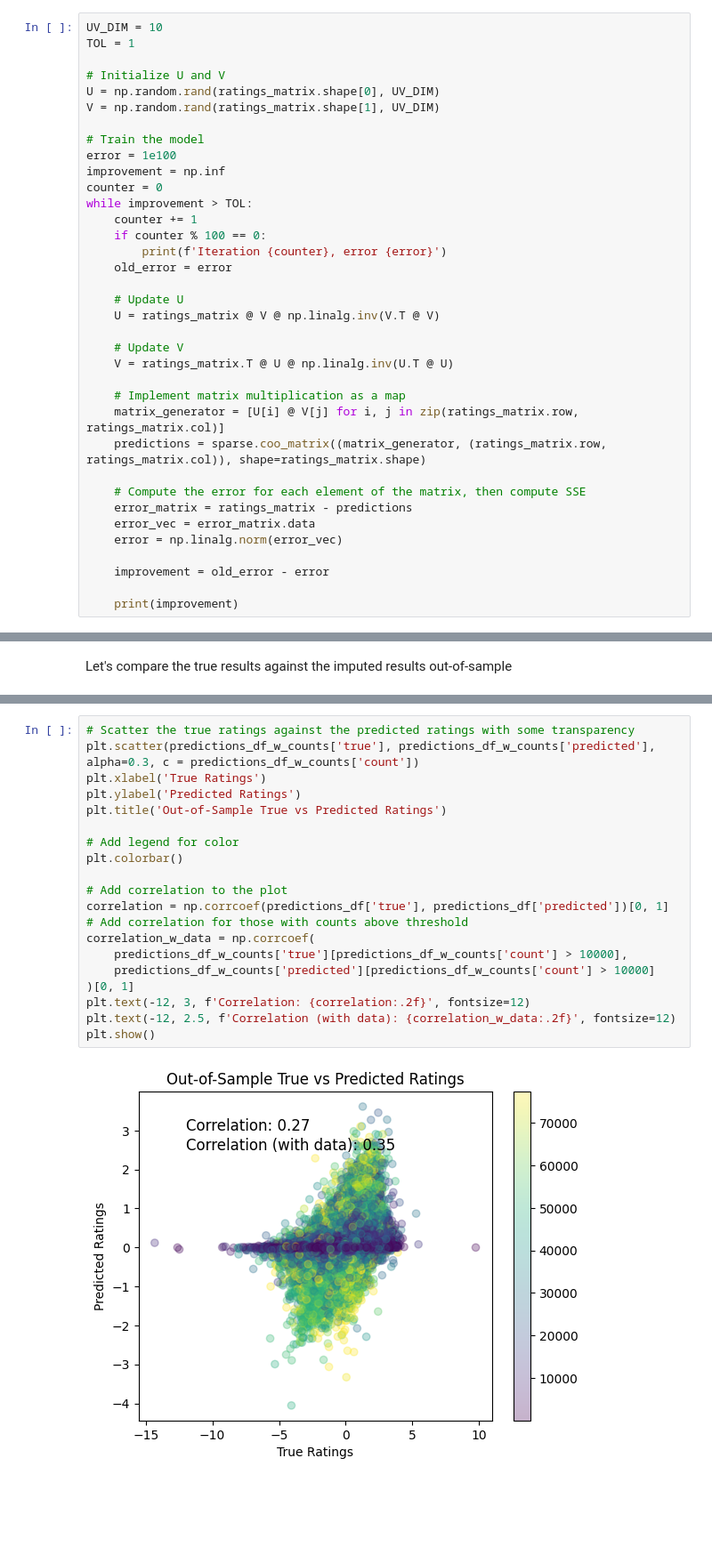
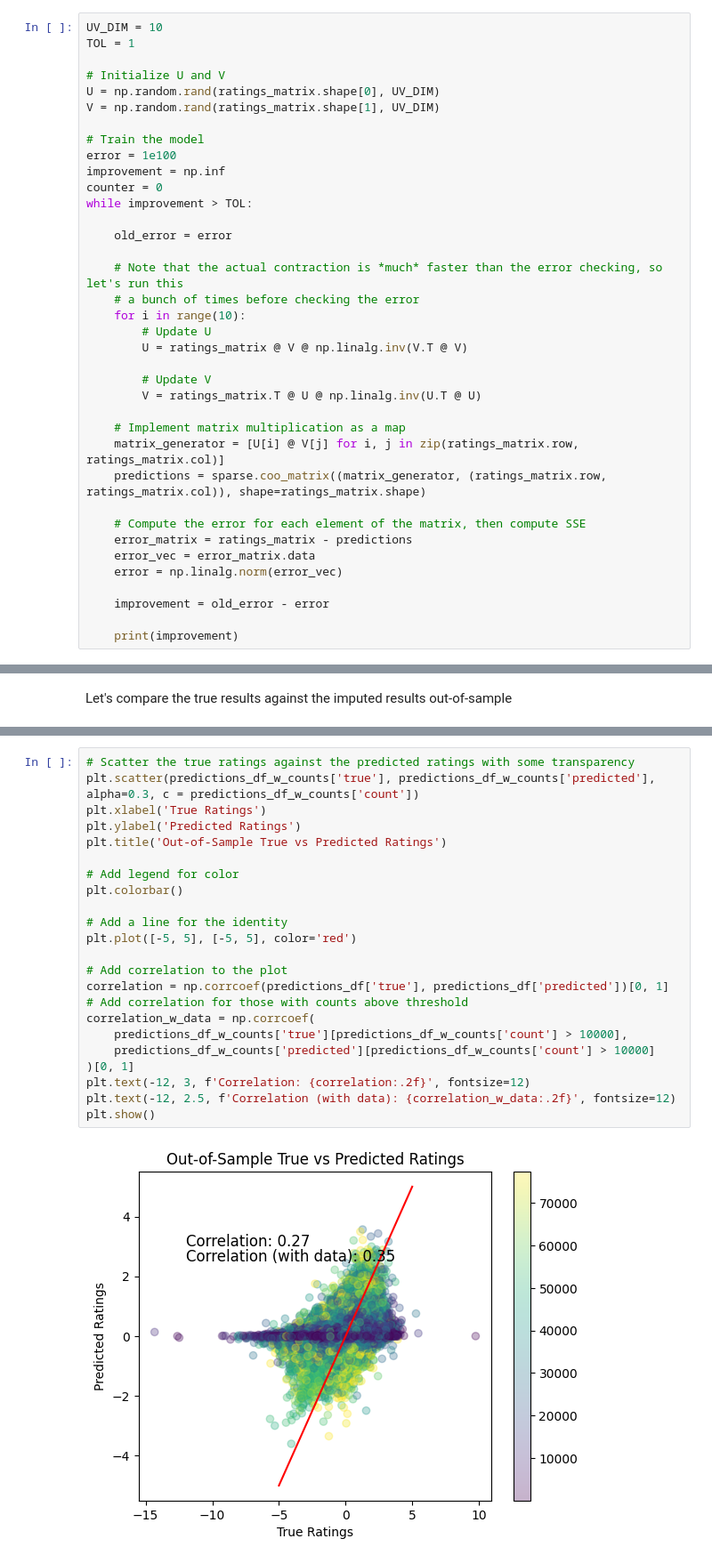
Before and after one commit to gmoore016/Industrial-Organization-III, a Jupyter notebook: movielens/code/compare_ratings.ipynb, the cells around one changed output, grey strips where cells are left out. Shown: that part at 89% size. Drawn from its saved outputs; the diff is of its cells as text; blank space fills up the shorter version.

```diff
--- a/movielens/code/compare_ratings.ipynb
+++ b/movielens/code/compare_ratings.ipynb
@@ -86,16 +89,17 @@ error = 1e100
 improvement = np.inf
 counter = 0
 while improvement > TOL:
-    counter += 1
-    if counter % 100 == 0:
-        print(f'Iteration {counter}, error {error}')
+
     old_error = error
 
-    # Update U
-    U = ratings_matrix @ V @ np.linalg.inv(V.T @ V)
+    # Note that the actual contraction is *much* faster than the error checking, so let's run this
+    # a bunch of times before checking the error
+    for i in range(10):
+        # Update U
+        U = ratings_matrix @ V @ np.linalg.inv(V.T @ V)
 
-    # Update V
-    V = ratings_matrix.T @ U @ np.linalg.inv(U.T @ U)
+        # Update V
+        V = ratings_matrix.T @ U @ np.linalg.inv(U.T @ U)
 
     # Implement matrix multiplication as a map
     matrix_generator = [U[i] @ V[j] for i, j in zip(ratings_matrix.row, ratings_matrix.col)]
@@ -145,22 +147,25 @@ predictions_df_w_counts = predictions_df.merge(movie_counts, left_on='movie_inde
 # %%
 # Scatter the true ratings against the predicted ratings with some transparency
 plt.scatter(predictions_df_w_counts['true'], predictions_df_w_counts['predicted'], alpha=0.3, c = predictions_df_w_counts['count'])
 plt.xlabel('True Ratings')
 plt.ylabel('Predicted Ratings')
 plt.title('Out-of-Sample True vs Predicted Ratings')
 
 # Add legend for color
 plt.colorbar()
+
+# Add a line for the identity
+plt.plot([-5, 5], [-5, 5], color='red')
 
 # Add correlation to the plot
 correlation = np.corrcoef(predictions_df['true'], predictions_df['predicted'])[0, 1]
 # Add correlation for those with counts above threshold
 correlation_w_data = np.corrcoef(
     predictions_df_w_counts['true'][predictions_df_w_counts['count'] > 10000],
     predictions_df_w_counts['predicted'][predictions_df_w_counts['count'] > 10000]
 )[0, 1]
 plt.text(-12, 3, f'Correlation: {correlation:.2f}', fontsize=12)
 plt.text(-12, 2.5, f'Correlation (with data): {correlation_w_data:.2f}', fontsize=12)
 plt.show()
 # %% [output]
-[figure, old version]
+[figure, new version]
```
Also changed, not shown: parts of 12 cells of this notebook.
